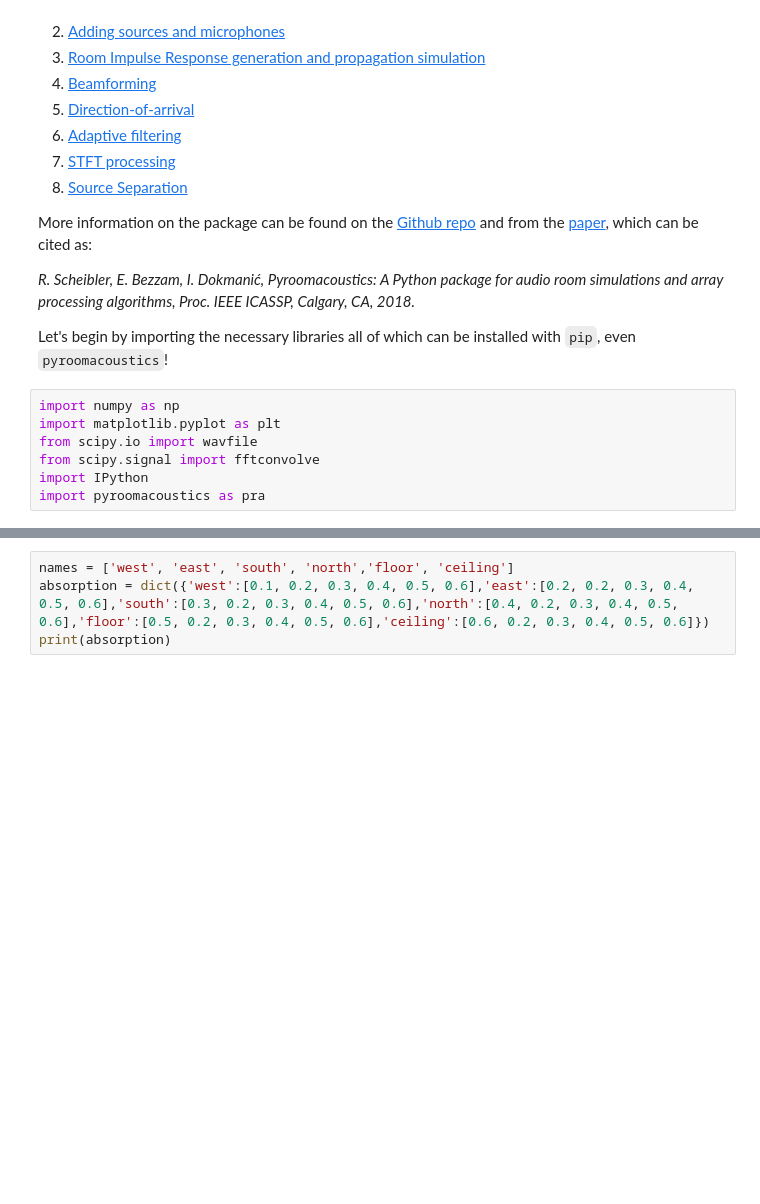
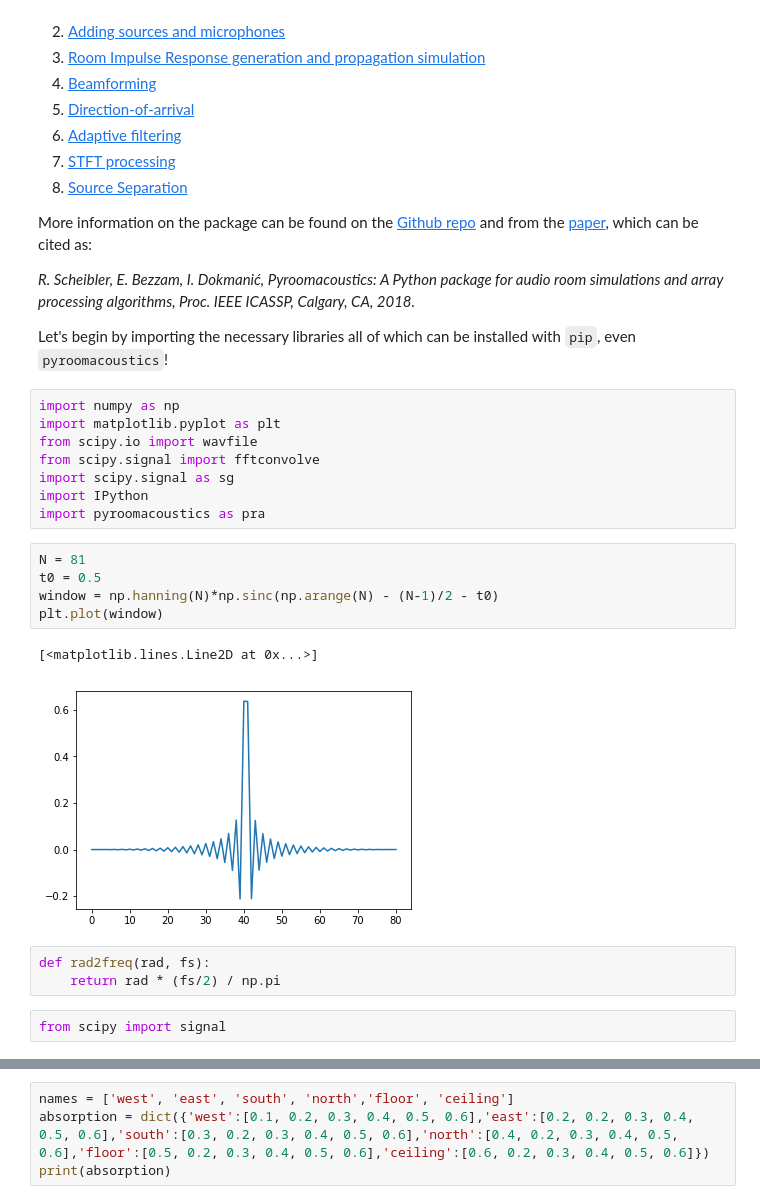
Before and after one commit to LCAV/pyroomacoustics, a Jupyter notebook: pyroomacoustics_demo.ipynb, the cells around one changed output, grey strips where cells are left out. Cells and saved outputs as stored; diff of their text form; blank space fills up the shorter version.

Commit message:
signal processing tests

```diff
--- a/pyroomacoustics_demo.ipynb
+++ b/pyroomacoustics_demo.ipynb
@@ -28,5 +28,19 @@ import numpy as np
 import matplotlib.pyplot as plt
 from scipy.io import wavfile
 from scipy.signal import fftconvolve
+import scipy.signal as sg
 import IPython
 import pyroomacoustics as pra
+# %%
+N = 81
+t0 = 0.5
+window = np.hanning(N)*np.sinc(np.arange(N) - (N-1)/2 - t0)
+plt.plot(window)
+# %% [output]
+[<matplotlib.lines.Line2D at 0x...>]
+[figure, added]
+# %%
+def rad2freq(rad, fs):
+    return rad * (fs/2) / np.pi
+# %%
+from scipy import signal
```
Also changed, not shown: parts of 79 cells of this notebook, 4 other files.
